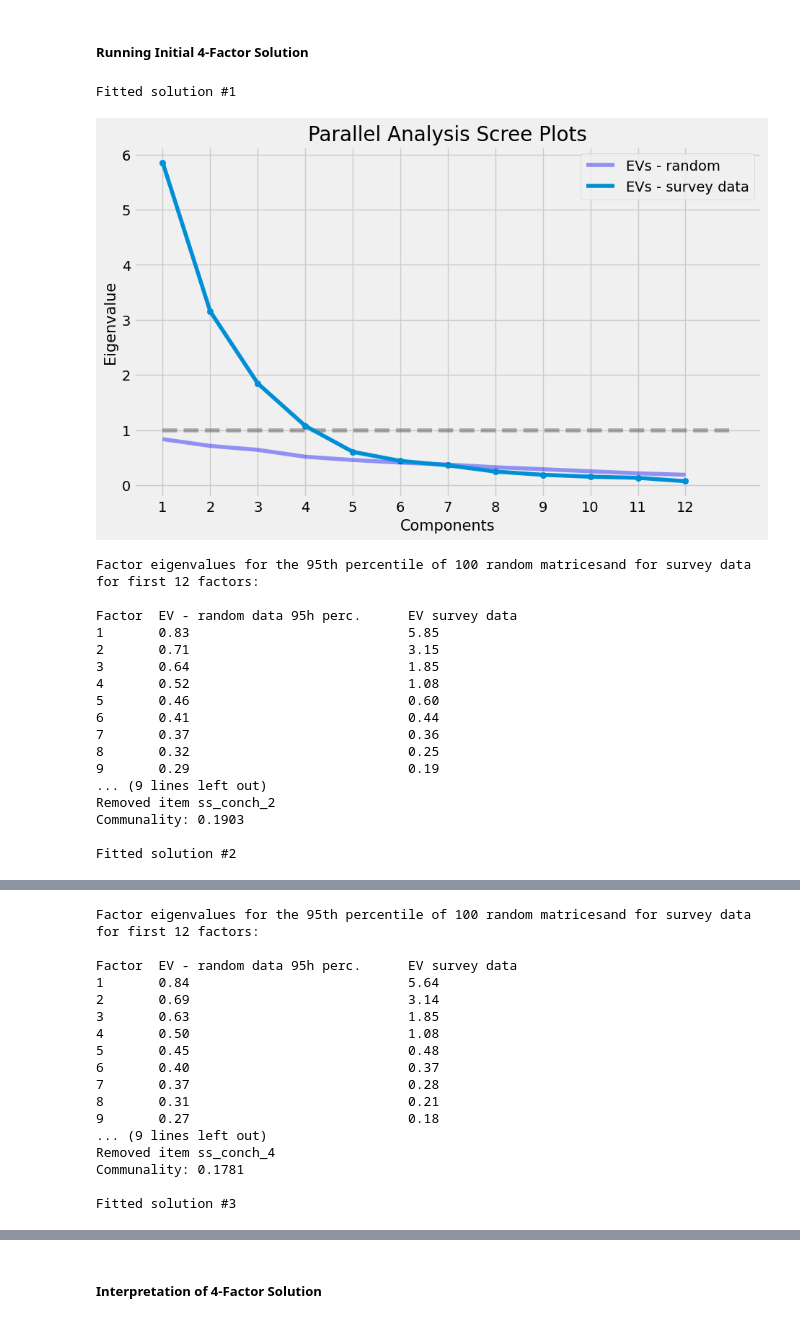
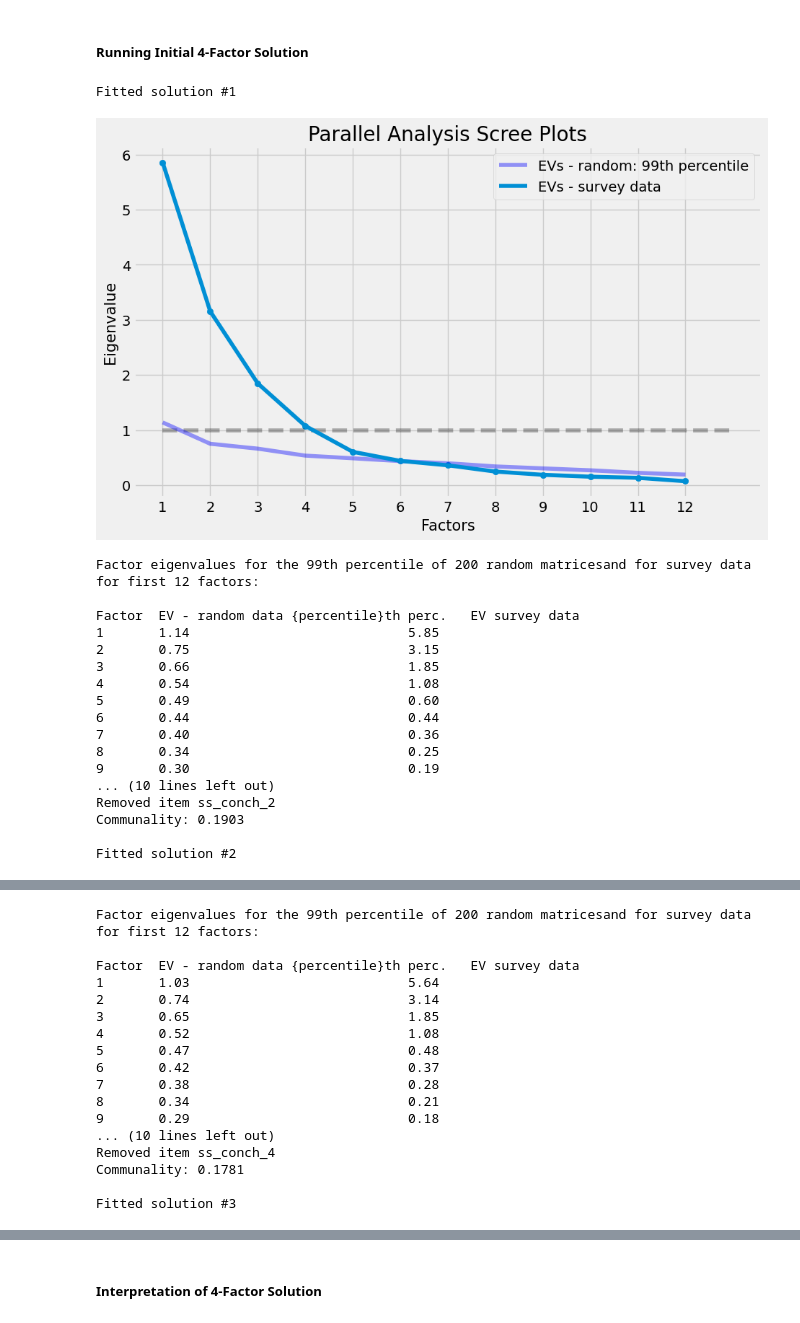
Before and after one commit to MWiechmann/ai_story_scale, a Jupyter notebook: study1_scale_construction/step_2_scale_construction_efa.ipynb, the cells around one changed output, grey strips where cells are left out. Cells and saved outputs as stored; diff of their text form; code cells hidden in the pictures.

```diff
--- a/study1_scale_construction/step_2_scale_construction_efa.ipynb
+++ b/study1_scale_construction/step_2_scale_construction_efa.ipynb
@@ -324,24 +325,27 @@ With factor 1 and 3 correlating with r = -.30, I will use oblique rotation.
 # %% [markdown]
 ##### Running Initial 4-Factor Solution
 # %%
-four_facs = efa_utils.iterative_efa(aiss, items_analysis, n_facs=4, rotation_method="Oblimin", print_details=True,
-                                    print_par_plot=True, print_par_table=True, auto_stop_par=True, par_n_facs=12)
+four_facs = efa_utils.iterative_efa(
+    aiss, items_analysis, n_facs=4, rotation_method="Oblimin", print_details=True,
+    print_par_plot=True, print_par_table=True, auto_stop_par=True, par_n_facs=12,
+    par_k=200
+    )
 # %% [output]
 Fitted solution #1
-[figure, old version]
+[figure, new version]
-Factor eigenvalues for the 95th percentile of 100 random matricesand for survey data for first 12 factors:
+Factor eigenvalues for the 99th percentile of 200 random matricesand for survey data for first 12 factors:
 
-Factor  EV - random data 95h perc.      EV survey data
-1       0.83                            5.85
-2       0.71                            3.15
-3       0.64                            1.85
-4       0.52                            1.08
-5       0.46                            0.60
-6       0.41                            0.44
-7       0.37                            0.36
-8       0.32                            0.25
-9       0.29                            0.19
-... (9 lines left out)
+Factor  EV - random data {percentile}th perc.   EV survey data
+1       1.14                            5.85
+2       0.75                            3.15
+3       0.66                            1.85
+4       0.54                            1.08
+5       0.49                            0.60
+6       0.44                            0.44
+7       0.40                            0.36
+8       0.34                            0.25
+9       0.30                            0.19
+... (10 lines left out)
 Removed item ss_conch_2
 Communality: 0.1903
 
@@ -350,16 +354,16 @@ Fitted solution #2
-Factor eigenvalues for the 95th percentile of 100 random matricesand for survey data for first 12 factors:
+Factor eigenvalues for the 99th percentile of 200 random matricesand for survey data for first 12 factors:
 
-Factor  EV - random data 95h perc.      EV survey data
-1       0.84                            5.64
-2       0.69                            3.14
-3       0.63                            1.85
-4       0.50                            1.08
-5       0.45                            0.48
-6       0.40                            0.37
-7       0.37                            0.28
-8       0.31                            0.21
-9       0.27                            0.18
-... (9 lines left out)
+Factor  EV - random data {percentile}th perc.   EV survey data
+1       1.03                            5.64
+2       0.74                            3.14
+3       0.65                            1.85
+4       0.52                            1.08
+5       0.47                            0.48
+6       0.42                            0.37
+7       0.38                            0.28
+8       0.34                            0.21
+9       0.29                            0.18
+... (10 lines left out)
 Removed item ss_conch_4
 Communality: 0.1781
 
```
Also changed, not shown: parts of 19 cells of this notebook, 3 other files.
